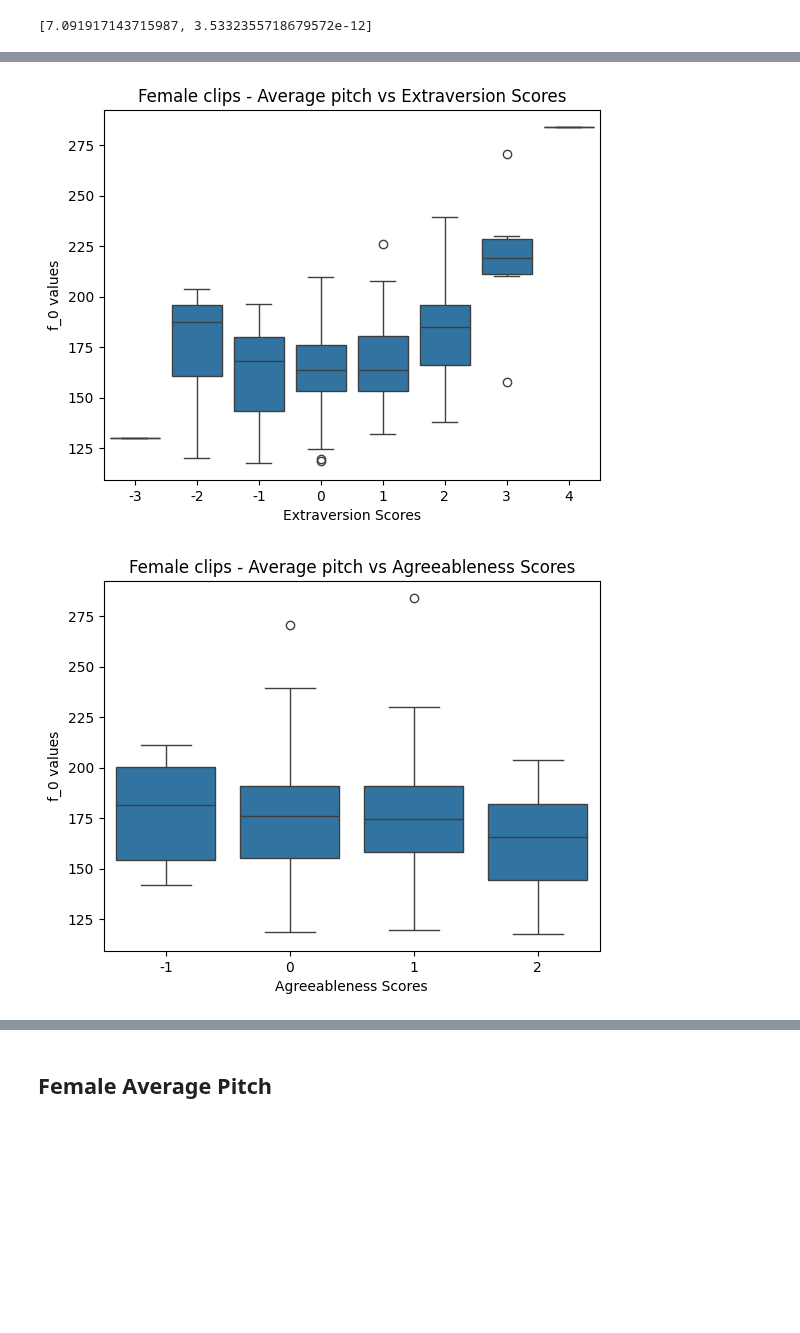
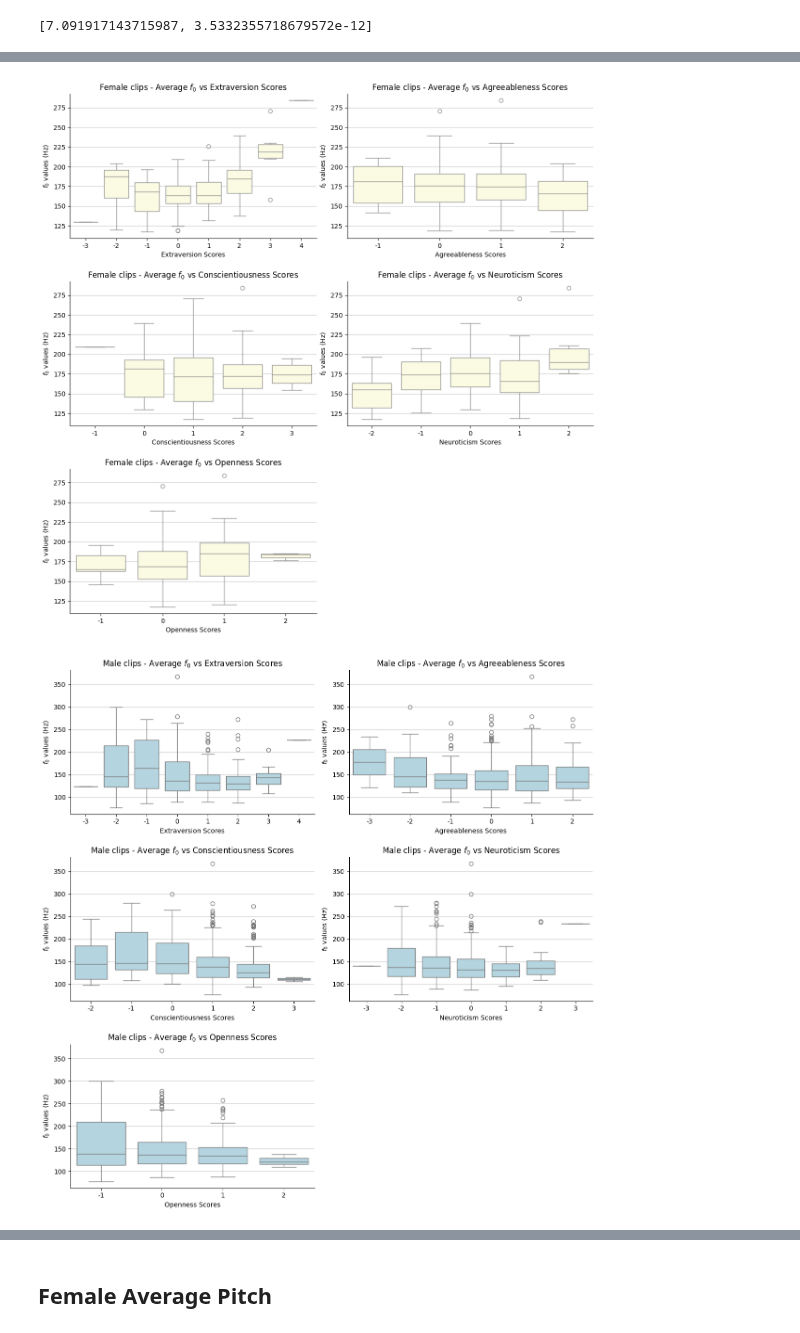
Before and after one commit to sophiak12/Individual_Project, a Jupyter notebook: src/audioCorrelations.ipynb, the cells around one changed output, grey strips where cells are left out. Drawn from its saved outputs; the diff is of its cells as text; code cells hidden in the pictures; blank space fills up the shorter version.

```diff
--- a/src/audioCorrelations.ipynb
+++ b/src/audioCorrelations.ipynb
@@ -32,0 +24,9 @@ plot.set_axis_labels('Average pitch per audio clip', "Count")
+# %%
+plot = sns.displot(pitchAverages['pitchAverage'], kde=True, kind='hist', color="darkblue")
+plot.set_axis_labels(r"Average $f_{0}$ per audio clip (Hz)", "Count")
+plot.set(title=r"Distribution of the average $f_{0}$ per audio clip")
+plot.ax.xaxis.grid(True, linewidth=0.5, color='gray', alpha=0.7)
+plot.ax.yaxis.grid(True, linewidth=0.5, color='gray', alpha=0.7)
+for ax in plot.axes.flat:
+    for bar in ax.patches:
+        bar.set_edgecolor("white")
@@ -72,31 +78,48 @@ plt.show()
 # %%
-for trait in bigFive:
+
+fig, axes = plt.subplots(nrows=3, ncols=2, figsize=(12, 12))
+axes = axes.flatten()
+
+for index, (trait, ax) in enumerate(zip(bigFive, axes)):
     pitchData = femaleOnlyAv['pitchAverage']
-    traitScores  = femaleOnlyAv[trait]
-    # Create a DataFrame using the two arrays
-    # import pandas as pd
+    traitScores = femaleOnlyAv[trait]
     df = pd.DataFrame({f'{trait} Scores': traitScores, 'f_0 values': pitchData})
 
-    sns.boxplot(x=f'{trait} Scores', y='f_0 values', data=df)
-    plt.title(f'Female clips - Average pitch vs {trait} Scores')
-    plt.xlabel(f'{trait} Scores')
-    plt.ylabel('f_0 values')
-    # plt.title('Box Plot of Array2 grouped by Array1')
-    plt.show()
+    sns.boxplot(x=f'{trait} Scores', y='f_0 values', data=df, ax=ax,color = "lightyellow")
+    ax.set_title(r'Female clips - Average $f_0$ ' + f'vs {trait} Scores')
 
-for trait in bigFive:
+    ax.grid(axis='y', alpha=0.7)
+    sns.despine()
+
+    ax.set_xlabel(f'{trait} Scores')
+    ax.set_ylabel(r'$f_0$ values (Hz)')
+
+plt.delaxes()
+plt.tight_layout(pad=0.5)
+plt.subplots_adjust(hspace=0.3)
+plt.show()
+
+
+fig, axes = plt.subplots(nrows=3, ncols=2, figsize=(12, 12))
+axes = axes.flatten()
+
+for index, (trait, ax) in enumerate(zip(bigFive, axes)):
     pitchData = maleOnlyAv['pitchAverage']
-    traitScores  = maleOnlyAv[trait]
-    # Create a DataFrame using the two arrays
-    # import pandas as pd
+    traitScores = maleOnlyAv[trait]
     df = pd.DataFrame({f'{trait} Scores': traitScores, 'f_0 values': pitchData})
 
-    sns.boxplot(x=f'{trait} Scores', y='f_0 values', data=df)
-    plt.title(f'Male clips - Average pitch vs {trait} Scores')
-    plt.xlabel(f'{trait} Scores')
-    plt.ylabel('f_0 values')
-    # plt.title('Box Plot of Array2 grouped by Array1')
-    plt.show()
+    sns.boxplot(x=f'{trait} Scores', y='f_0 values', data=df, ax=ax, color="lightblue")
+    ax.set_title(r'Male clips - Average $f_0$ ' + f'vs {trait} Scores')
+
+    ax.grid(axis='y', alpha=0.7)
+    sns.despine()
+    ax.set_xlabel(f'{trait} Scores')
+    ax.set_ylabel(r'$f_0$ values (Hz)')
+
+plt.delaxes()
+plt.tight_layout()
+plt.subplots_adjust(hspace=0.3)
+plt.show()
 # %% [output]
-[figure, old version]
+[figure, new version]
-[figure, old version]
+[figure, new version]
```
Also changed, not shown: parts of 7 cells of this notebook, 4 other files.
